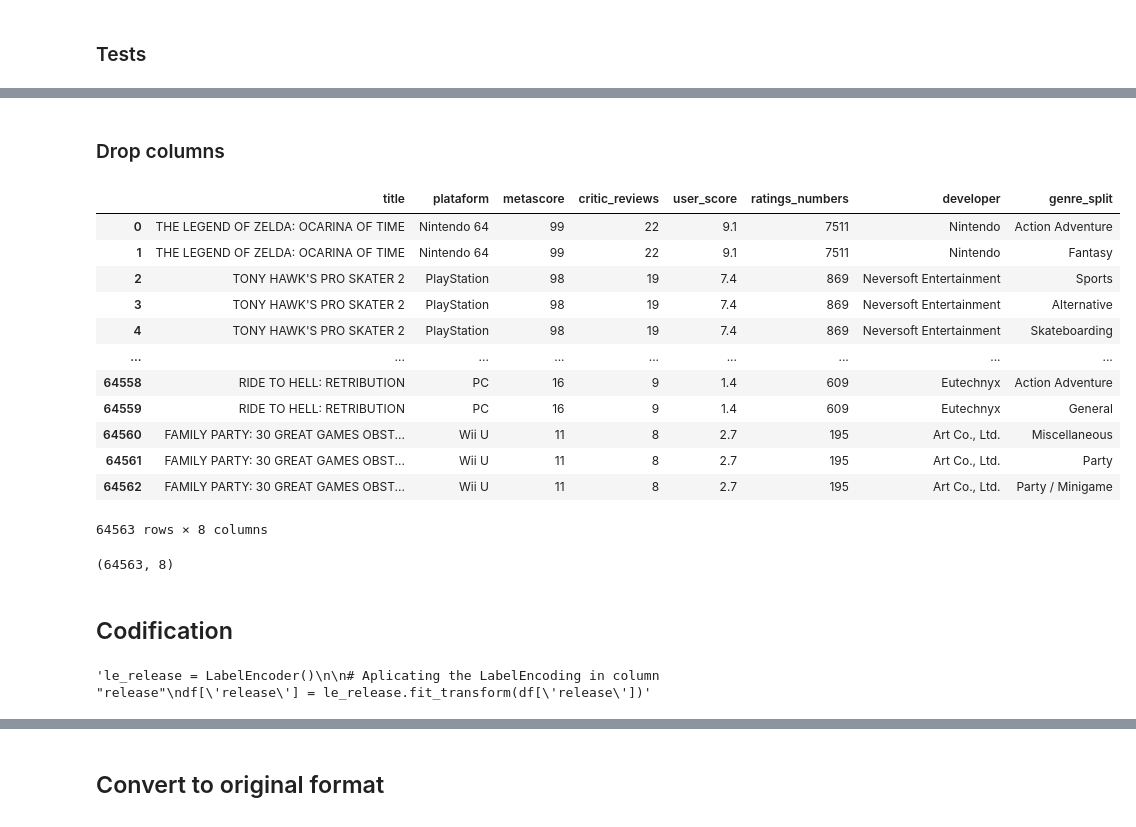
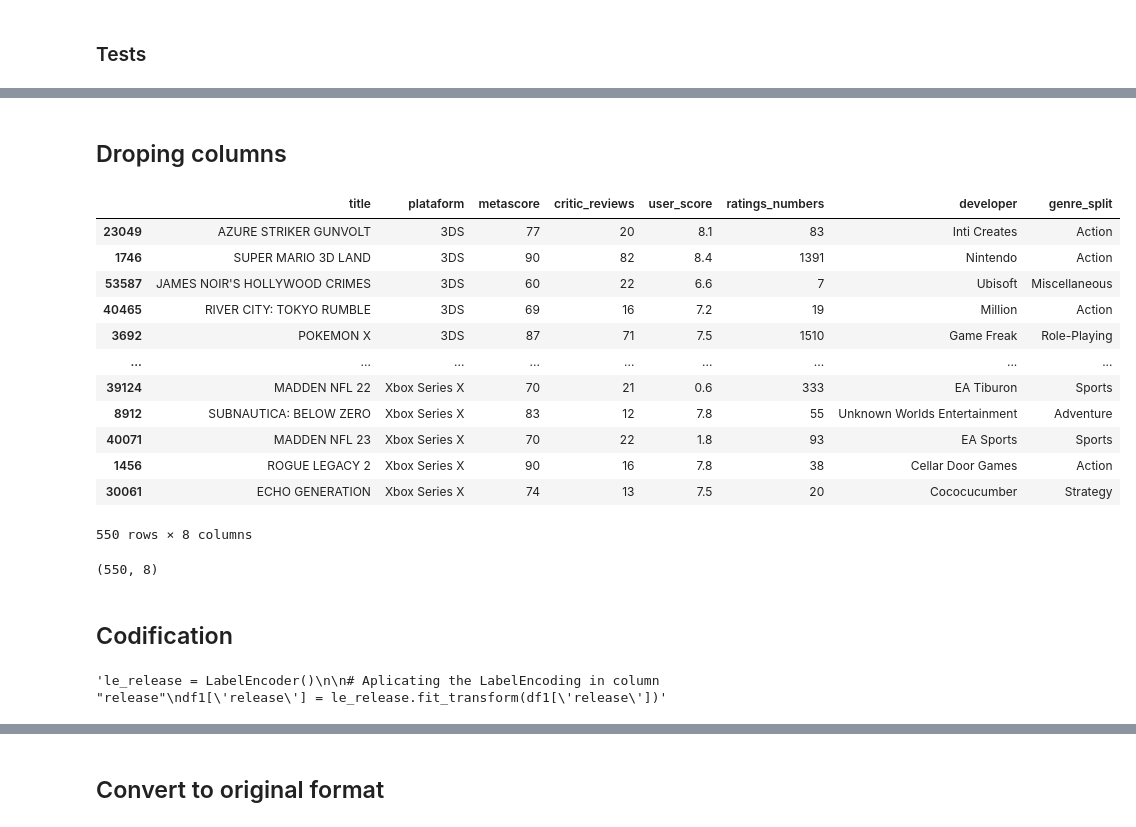
Before and after one commit to joaomoura05/Games-Classification, a Jupyter notebook: GamesClassificationModel.ipynb, the cells around one changed output, grey strips where cells are left out. Cells and saved outputs as stored; diff of their text form; code cells hidden in the pictures.

```diff
--- a/GamesClassificationModel.ipynb
+++ b/GamesClassificationModel.ipynb
@@ -44,3 +45,10 @@ df
 64563 rows × 10 columns
 # %% [markdown]
 ### Tests
+# %%
+# genre title
+
+df1 = df.drop_duplicates('title', keep='first')
+df2 = df.drop_duplicates('title', keep='last')
+
+display(df1, df2)
@@ -46,0 +82,6 @@ df
+# %%
+# taking sample
+
+#df1 = df1.groupby('genre_split').apply(lambda x: x.sample(n=10, replace='False'))
+
+df1 = df1.groupby('plataform').sample(n=25, replace='False')
@@ -83,25 +129,25 @@ display(df)
 # %% [markdown]
-### Drop columns
+## Droping columns
 # %%
-df = df.drop(['release', 'players_number'], axis=1)
+df1 = df1.drop(['release', 'players_number'], axis=1)
 
-display(df)
-print(df.shape)
+display(df1)
+print(df1.shape)
 # %% [output]
 |  | title | plataform | metascore | critic_reviews | user_score | ratings_numbers | developer | genre_split |
-| 0 | THE LEGEND OF ZELDA: OCARINA OF TIME | Nintendo 64 | 99 | 22 | 9.1 | 7511 | Nintendo | Action Adventure |
-| 1 | THE LEGEND OF ZELDA: OCARINA OF TIME | Nintendo 64 | 99 | 22 | 9.1 | 7511 | Nintendo | Fantasy |
-| 2 | TONY HAWK'S PRO SKATER 2 | PlayStation | 98 | 19 | 7.4 | 869 | Neversoft Entertainment | Sports |
-| 3 | TONY HAWK'S PRO SKATER 2 | PlayStation | 98 | 19 | 7.4 | 869 | Neversoft Entertainment | Alternative |
-| 4 | TONY HAWK'S PRO SKATER 2 | PlayStation | 98 | 19 | 7.4 | 869 | Neversoft Entertainment | Skateboarding |
+| 23049 | AZURE STRIKER GUNVOLT | 3DS | 77 | 20 | 8.1 | 83 | Inti Creates | Action |
+| 1746 | SUPER MARIO 3D LAND | 3DS | 90 | 82 | 8.4 | 1391 | Nintendo | Action |
+| 53587 | JAMES NOIR'S HOLLYWOOD CRIMES | 3DS | 60 | 22 | 6.6 | 7 | Ubisoft | Miscellaneous |
+| 40465 | RIVER CITY: TOKYO RUMBLE | 3DS | 69 | 16 | 7.2 | 19 | Million | Action |
+| 3692 | POKEMON X | 3DS | 87 | 71 | 7.5 | 1510 | Game Freak | Role-Playing |
 | ... | ... | ... | ... | ... | ... | ... | ... | ... |
-| 64558 | RIDE TO HELL: RETRIBUTION | PC | 16 | 9 | 1.4 | 609 | Eutechnyx | Action Adventure |
-| 64559 | RIDE TO HELL: RETRIBUTION | PC | 16 | 9 | 1.4 | 609 | Eutechnyx | General |
-| 64560 | FAMILY PARTY: 30 GREAT GAMES OBST... | Wii U | 11 | 8 | 2.7 | 195 | Art Co., Ltd. | Miscellaneous |
-| 64561 | FAMILY PARTY: 30 GREAT GAMES OBST... | Wii U | 11 | 8 | 2.7 | 195 | Art Co., Ltd. | Party |
-| 64562 | FAMILY PARTY: 30 GREAT GAMES OBST... | Wii U | 11 | 8 | 2.7 | 195 | Art Co., Ltd. | Party / Minigame |
+| 39124 | MADDEN NFL 22 | Xbox Series X | 70 | 21 | 0.6 | 333 | EA Tiburon | Sports |
+| 8912 | SUBNAUTICA: BELOW ZERO | Xbox Series X | 83 | 12 | 7.8 | 55 | Unknown Worlds Entertainment | Adventure |
+| 40071 | MADDEN NFL 23 | Xbox Series X | 70 | 22 | 1.8 | 93 | EA Sports | Sports |
+| 1456 | ROGUE LEGACY 2 | Xbox Series X | 90 | 16 | 7.8 | 38 | Cellar Door Games | Action |
+| 30061 | ECHO GENERATION | Xbox Series X | 74 | 13 | 7.5 | 20 | Cococucumber | Strategy |
-64563 rows × 8 columns
+550 rows × 8 columns
-(64563, 8)
+(550, 8)
 # %% [markdown]
 ## Codification
 # %%
@@ -118,9 +164,9 @@ df['genre_split'] = le_genre.fit_transform(df['genre_split'])
 '''le_release = LabelEncoder()
 
 # Aplicating the LabelEncoding in column "release"
-df['release'] = le_release.fit_transform(df['release'])'''
+df1['release'] = le_release.fit_transform(df1['release'])'''
 # %% [output]
-'le_release = LabelEncoder()\n\n# Aplicating the LabelEncoding in column "release"\ndf[\'release\'] = le_release.fit_transform(df[\'release\'])'
+'le_release = LabelEncoder()\n\n# Aplicating the LabelEncoding in column "release"\ndf1[\'release\'] = le_release.fit_transform(df1[\'release\'])'
 # %%
 le_plat = LabelEncoder()
 
```
Also changed, not shown: parts of 30 cells of this notebook.
